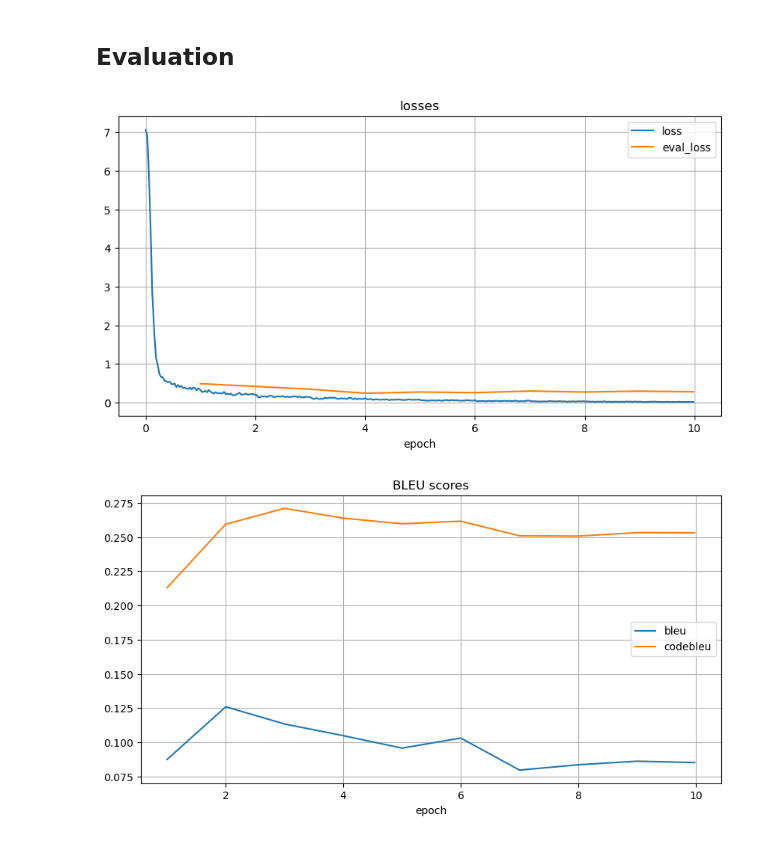
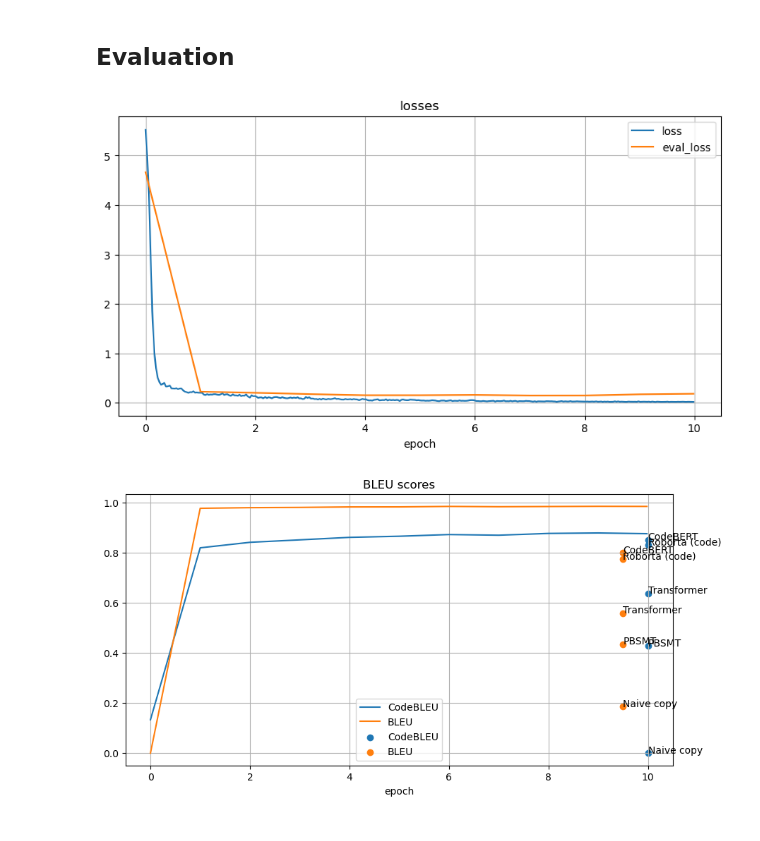
Before and after one commit to some-random-int/code-to-code, a Jupyter notebook: tune_codet5p.ipynb, the cells around one changed output. Drawn from its saved outputs; the diff is of its cells as text; code cells hidden in the pictures.

Commit message:
Fixed eos and added prompt to data, run everything once

```diff
--- a/tune_codet5p.ipynb
+++ b/tune_codet5p.ipynb
@@ -14,9 +15,10 @@ MAX_LENGTH = 250
 ## Load Model and Data
 # %%
 # Load model from `args.load`
-tokenizer = AutoTokenizer.from_pretrained(MODEL, model_max_length=MAX_LENGTH)
+tokenizer = AutoTokenizer.from_pretrained('Salesforce/codet5p-220m', model_max_length=MAX_LENGTH) # always use the tokenizer from codet5p-220m
 model = AutoModelForSeq2SeqLM.from_pretrained(MODEL, trust_remote_code=True)
 model.config.decoder_start_token_id = tokenizer.bos_token_id
+model.config.decoder_end_token_id = tokenizer.eos_token_id
 model.config.pad_token_id = tokenizer.pad_token_id
 print(f"  ==> Loaded model from {MODEL}, model size {model.num_parameters()}")
 
@@ -51,8 +53,9 @@ training_args = Seq2SeqTrainingArguments(
     # generation_max_length=MAX_LENGTH,
     generation_config=GenerationConfig(
         max_length=MAX_LENGTH,
-        min_length=.5 * MAX_LENGTH,
+        # min_length=.5 * MAX_LENGTH,
         bos_token_id = tokenizer.bos_token_id,
+        eos_token_id = tokenizer.eos_token_id,
         pad_token_id = tokenizer.pad_token_id
     ),
 
@@ -106,8 +138,13 @@ print(f'  ==> Finish training and save to {final_checkpoint_dir}')
 ## Evaluation
 # %%
 import matplotlib.pyplot as plt
+import json
 
 history = trainer.state.log_history
+with open(SAVE_PATH + '/checkpoint-3210/trainer_state.json', 'r') as file:
+    history = json.load(file)['log_history']
+pre_evaluation['epoch'] = 0
+history = [pre_evaluation] + history
 
 plt.figure(figsize=(10, 5))
 plt.plot([data['epoch'] for data in history if 'loss' in data], [data['loss'] for data in history if 'loss' in data], label='loss')
@@ -118,27 +155,31 @@ plt.legend()
 plt.grid()
 plt.savefig(SAVE_PATH + '/loss.png')
 # %% [output]
-[figure, old version]
+[figure, new version]
 # %%
 eval_history = [data for data in history if 'eval_loss' in data]
 
 plt.figure(figsize=(10, 5))
 
+plt.plot([data['epoch'] for data in eval_history], [data['eval_codebleu']['codebleu'] for data in eval_history], label='CodeBLEU')
+plt.plot([data['epoch'] for data in eval_history], [data['eval_bleu']['bleu'] for data in eval_history], label='BLEU')
+
 c_models, c_bleus = get_comparison_values('CodeBLEU')
 plt.scatter([10 for i in c_bleus], c_bleus,  label='CodeBLEU')
 for i, txt in enumerate(c_models):
     plt.annotate(txt, (10, c_bleus[i]))
-
-plt.plot([data['epoch'] for data in eval_history], [data['eval_bleu']['bleu'] for data in eval_history], label='BLEU')
-plt.plot([data['epoch'] for data in eval_history], [data['eval_codebleu']['codebleu'] for data in eval_history], label='CodeBLEU')
+c_models, c_bleus = get_comparison_values('BLEU')
+plt.scatter([9.5 for i in c_bleus], c_bleus,  label='BLEU')
+for i, txt in enumerate(c_models):
+    plt.annotate(txt, (9.5, c_bleus[i]))
 
 plt.title('BLEU scores')
 plt.xlabel('epoch')
 plt.legend()
 plt.grid()
 plt.savefig(SAVE_PATH + '/bleu.png')
 # %% [output]
-[figure, old version]
+[figure, new version]
 # %%
 from datasets import load_dataset
 datasets = load_dataset("code_x_glue_cc_code_to_code_trans")
```
Also changed, not shown: parts of 9 cells of this notebook, 1 other file.
